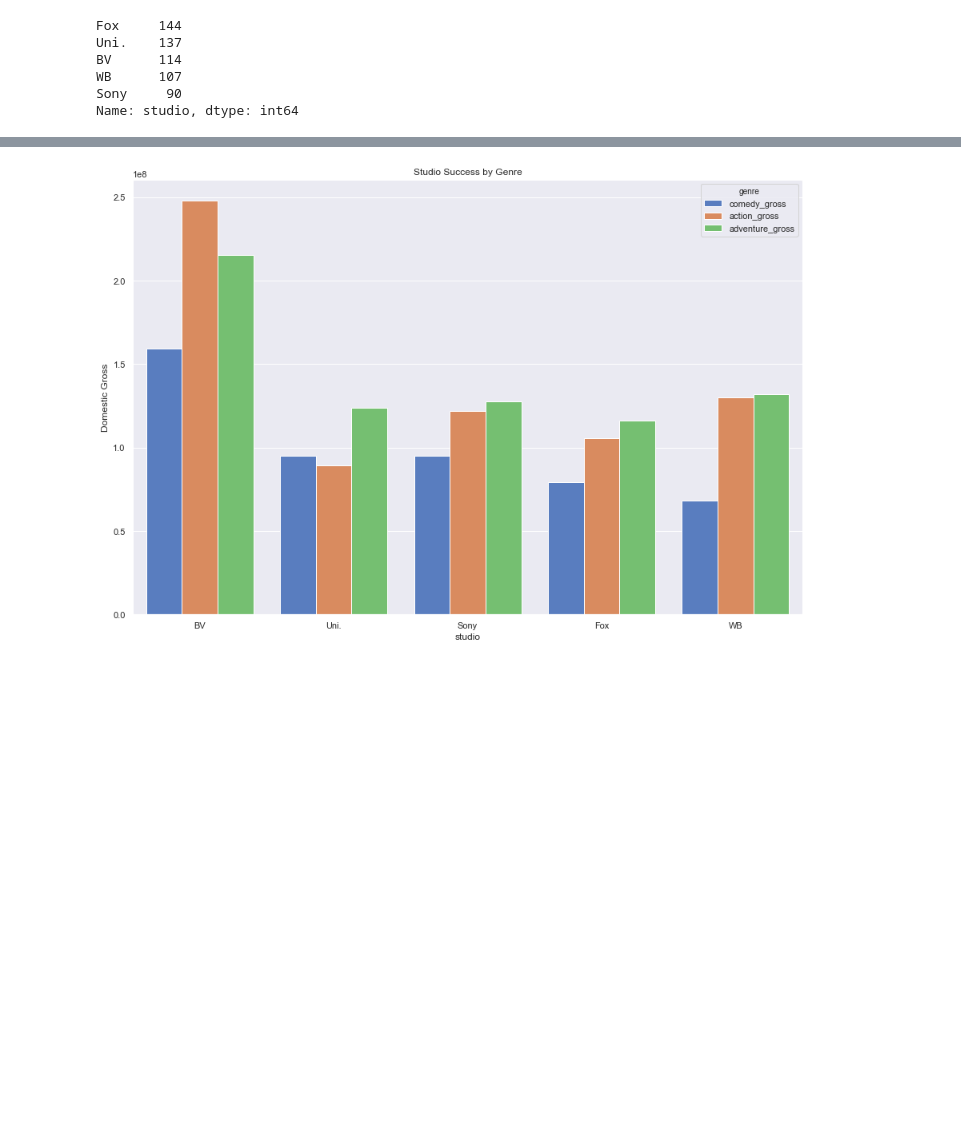
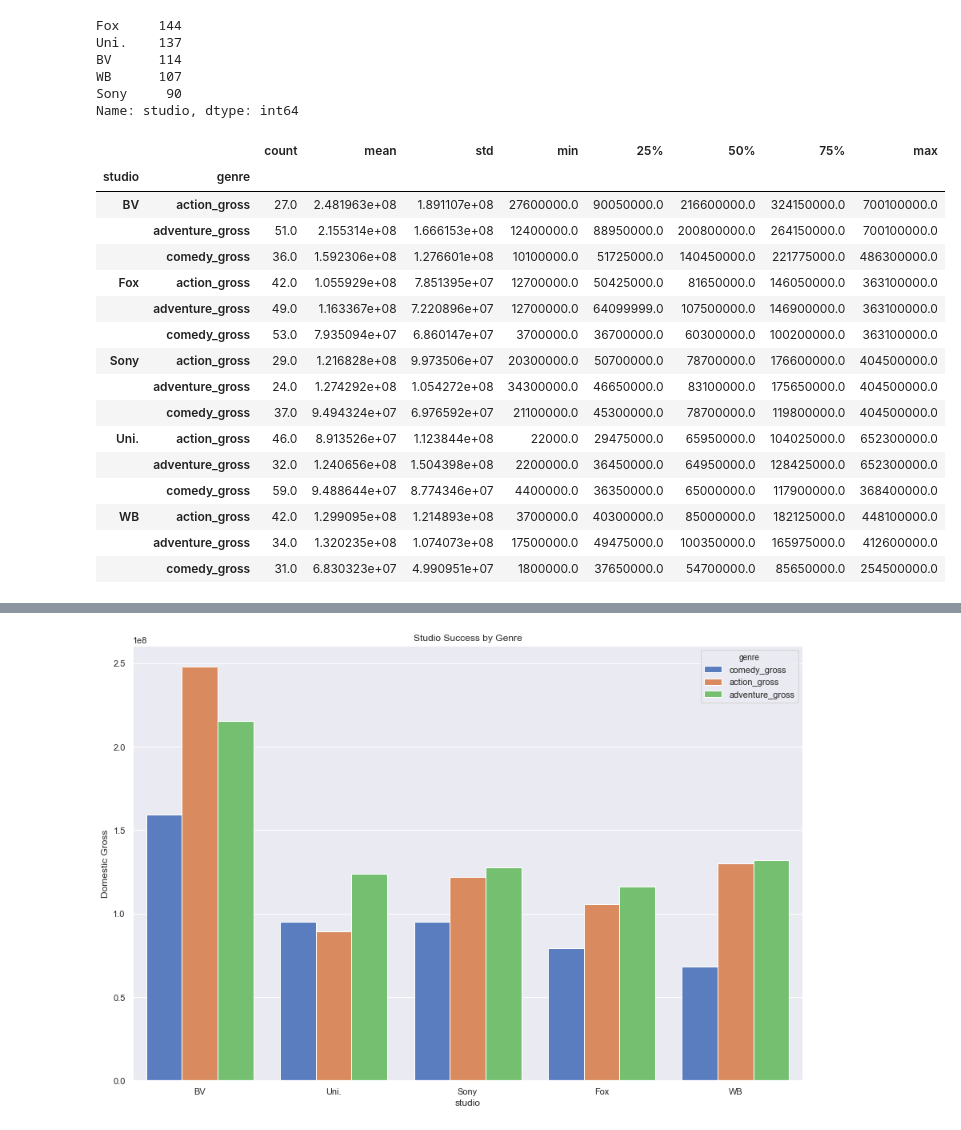
Before and after one commit to k-christensen/K_and_A_movie_project, a Jupyter notebook: tech_notebook.ipynb, the cells around one changed output, grey strips where cells are left out. Saved outputs shown, nothing was run; the diff lists cells and outputs as text; code cells hidden in the pictures; blank space fills up the shorter version.

```diff
--- a/tech_notebook.ipynb
+++ b/tech_notebook.ipynb
@@ -242,3 +242,23 @@ Name: studio, dtype: int64
 top_five_studios_df = three_top_df.loc[(three_top_df['studio'] == 'Uni.') | (three_top_df['studio'] == 'Fox') |
                                  (three_top_df['studio'] == 'WB') | (three_top_df['studio'] == 'Sony') |
                                  (three_top_df['studio'] == 'BV')]
+# %%
+top_five_studios_df.groupby(['studio', 'genre']).describe()['domestic_gross']
+# %% [output]
+|  |  | count | mean | std | min | 25% | 50% | 75% | max |
+| studio | genre |  |  |  |  |  |  |  |  |
+| BV | action_gross | 27.0 | 2.481963e+08 | 1.891107e+08 | 27600000.0 | 90050000.0 | 216600000.0 | 324150000.0 | 700100000.0 |
+|  | adventure_gross | 51.0 | 2.155314e+08 | 1.666153e+08 | 12400000.0 | 88950000.0 | 200800000.0 | 264150000.0 | 700100000.0 |
+|  | comedy_gross | 36.0 | 1.592306e+08 | 1.276601e+08 | 10100000.0 | 51725000.0 | 140450000.0 | 221775000.0 | 486300000.0 |
+| Fox | action_gross | 42.0 | 1.055929e+08 | 7.851395e+07 | 12700000.0 | 50425000.0 | 81650000.0 | 146050000.0 | 363100000.0 |
+|  | adventure_gross | 49.0 | 1.163367e+08 | 7.220896e+07 | 12700000.0 | 64099999.0 | 107500000.0 | 146900000.0 | 363100000.0 |
+|  | comedy_gross | 53.0 | 7.935094e+07 | 6.860147e+07 | 3700000.0 | 36700000.0 | 60300000.0 | 100200000.0 | 363100000.0 |
+| Sony | action_gross | 29.0 | 1.216828e+08 | 9.973506e+07 | 20300000.0 | 50700000.0 | 78700000.0 | 176600000.0 | 404500000.0 |
+|  | adventure_gross | 24.0 | 1.274292e+08 | 1.054272e+08 | 34300000.0 | 46650000.0 | 83100000.0 | 175650000.0 | 404500000.0 |
+|  | comedy_gross | 37.0 | 9.494324e+07 | 6.976592e+07 | 21100000.0 | 45300000.0 | 78700000.0 | 119800000.0 | 404500000.0 |
+| Uni. | action_gross | 46.0 | 8.913526e+07 | 1.123844e+08 | 22000.0 | 29475000.0 | 65950000.0 | 104025000.0 | 652300000.0 |
+|  | adventure_gross | 32.0 | 1.240656e+08 | 1.504398e+08 | 2200000.0 | 36450000.0 | 64950000.0 | 128425000.0 | 652300000.0 |
+|  | comedy_gross | 59.0 | 9.488644e+07 | 8.774346e+07 | 4400000.0 | 36350000.0 | 65000000.0 | 117900000.0 | 368400000.0 |
+| WB | action_gross | 42.0 | 1.299095e+08 | 1.214893e+08 | 3700000.0 | 40300000.0 | 85000000.0 | 182125000.0 | 448100000.0 |
+|  | adventure_gross | 34.0 | 1.320235e+08 | 1.074073e+08 | 17500000.0 | 49475000.0 | 100350000.0 | 165975000.0 | 412600000.0 |
+|  | comedy_gross | 31.0 | 6.830323e+07 | 4.990951e+07 | 1800000.0 | 37650000.0 | 54700000.0 | 85650000.0 | 254500000.0 |
```
Also changed, not shown: parts of 2 cells of this notebook, 1 other file.
